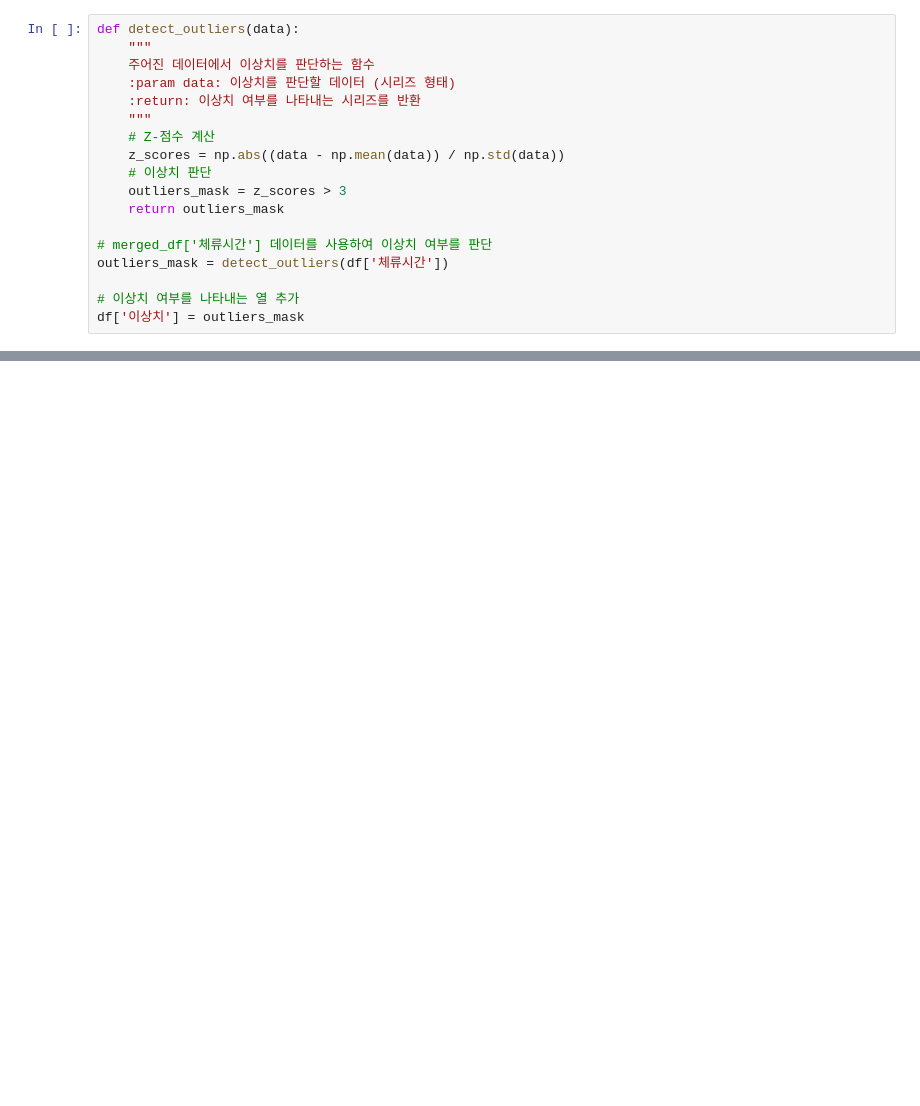
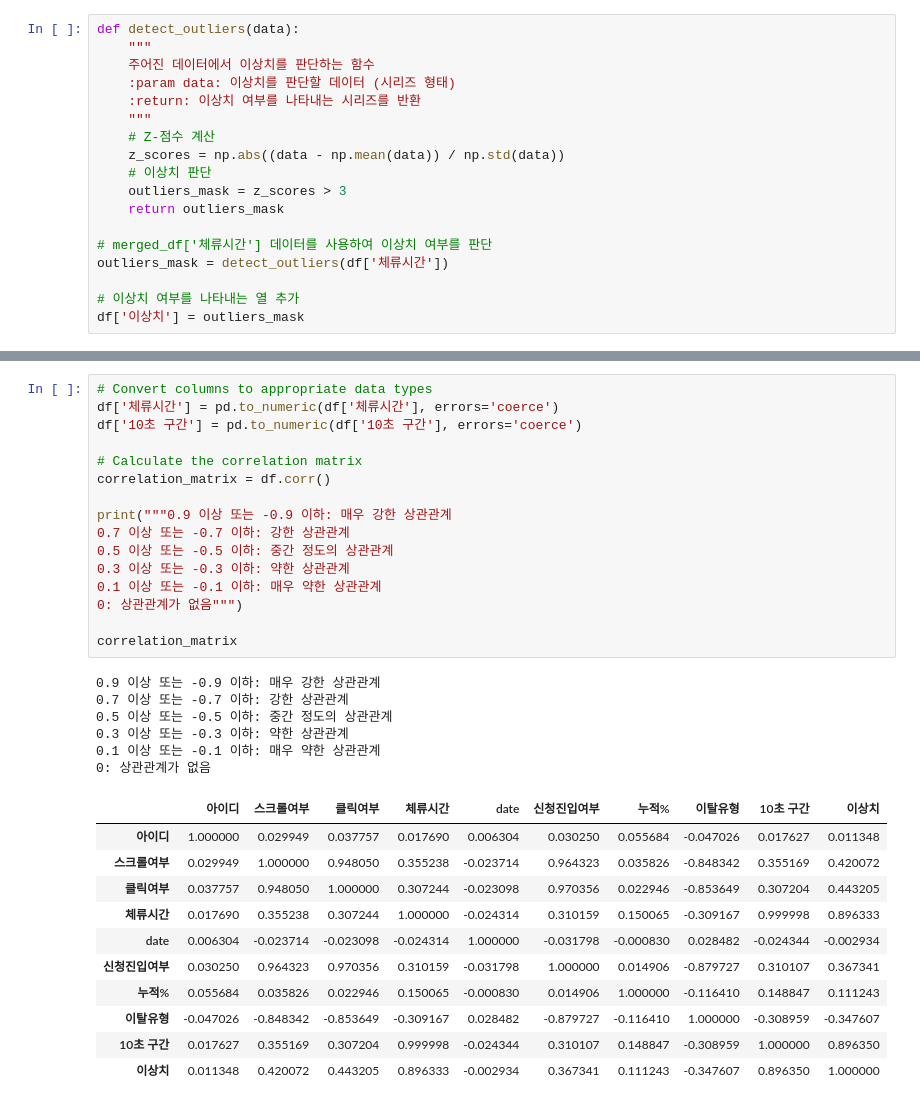
Before and after one commit to kang00111/funnel_test, a Jupyter notebook: 4월 투어 정리/20240429_4월 투어 정리_로셜 랜딩페이지 전환자 행동분석.ipynb, the cells around one changed output, grey strips where cells are left out. Cells and saved outputs as stored; diff of their text form; blank space fills up the shorter version.

```diff
--- a/4월 투어 정리/20240429_4월 투어 정리_로셜 랜딩페이지 전환자 행동분석.ipynb
+++ b/4월 투어 정리/20240429_4월 투어 정리_로셜 랜딩페이지 전환자 행동분석.ipynb
@@ -226,0 +146,34 @@ print("모든 엑셀 파일을 합쳐서 merged_data.xlsx로 저장되었습니
+# %%
+# Convert columns to appropriate data types
+df['체류시간'] = pd.to_numeric(df['체류시간'], errors='coerce')
+df['10초 구간'] = pd.to_numeric(df['10초 구간'], errors='coerce')
+
+# Calculate the correlation matrix
+correlation_matrix = df.corr()
+
+print("""0.9 이상 또는 -0.9 이하: 매우 강한 상관관계
+0.7 이상 또는 -0.7 이하: 강한 상관관계
+0.5 이상 또는 -0.5 이하: 중간 정도의 상관관계
+0.3 이상 또는 -0.3 이하: 약한 상관관계
+0.1 이상 또는 -0.1 이하: 매우 약한 상관관계
+0: 상관관계가 없음""")
+
+correlation_matrix
+# %% [output]
+0.9 이상 또는 -0.9 이하: 매우 강한 상관관계
+0.7 이상 또는 -0.7 이하: 강한 상관관계
+0.5 이상 또는 -0.5 이하: 중간 정도의 상관관계
+0.3 이상 또는 -0.3 이하: 약한 상관관계
+0.1 이상 또는 -0.1 이하: 매우 약한 상관관계
+0: 상관관계가 없음
+|  | 아이디 | 스크롤여부 | 클릭여부 | 체류시간 | date | 신청진입여부 | 누적% | 이탈유형 | 10초 구간 | 이상치 |
+| 아이디 | 1.000000 | 0.029949 | 0.037757 | 0.017690 | 0.006304 | 0.030250 | 0.055684 | -0.047026 | 0.017627 | 0.011348 |
+| 스크롤여부 | 0.029949 | 1.000000 | 0.948050 | 0.355238 | -0.023714 | 0.964323 | 0.035826 | -0.848342 | 0.355169 | 0.420072 |
+| 클릭여부 | 0.037757 | 0.948050 | 1.000000 | 0.307244 | -0.023098 | 0.970356 | 0.022946 | -0.853649 | 0.307204 | 0.443205 |
+| 체류시간 | 0.017690 | 0.355238 | 0.307244 | 1.000000 | -0.024314 | 0.310159 | 0.150065 | -0.309167 | 0.999998 | 0.896333 |
+| date | 0.006304 | -0.023714 | -0.023098 | -0.024314 | 1.000000 | -0.031798 | -0.000830 | 0.028482 | -0.024344 | -0.002934 |
+| 신청진입여부 | 0.030250 | 0.964323 | 0.970356 | 0.310159 | -0.031798 | 1.000000 | 0.014906 | -0.879727 | 0.310107 | 0.367341 |
+| 누적% | 0.055684 | 0.035826 | 0.022946 | 0.150065 | -0.000830 | 0.014906 | 1.000000 | -0.116410 | 0.148847 | 0.111243 |
+| 이탈유형 | -0.047026 | -0.848342 | -0.853649 | -0.309167 | 0.028482 | -0.879727 | -0.116410 | 1.000000 | -0.308959 | -0.347607 |
+| 10초 구간 | 0.017627 | 0.355169 | 0.307204 | 0.999998 | -0.024344 | 0.310107 | 0.148847 | -0.308959 | 1.000000 | 0.896350 |
+| 이상치 | 0.011348 | 0.420072 | 0.443205 | 0.896333 | -0.002934 | 0.367341 | 0.111243 | -0.347607 | 0.896350 | 1.000000 |
```
Also changed, not shown: parts of 25 cells of this notebook, 2 other files.
